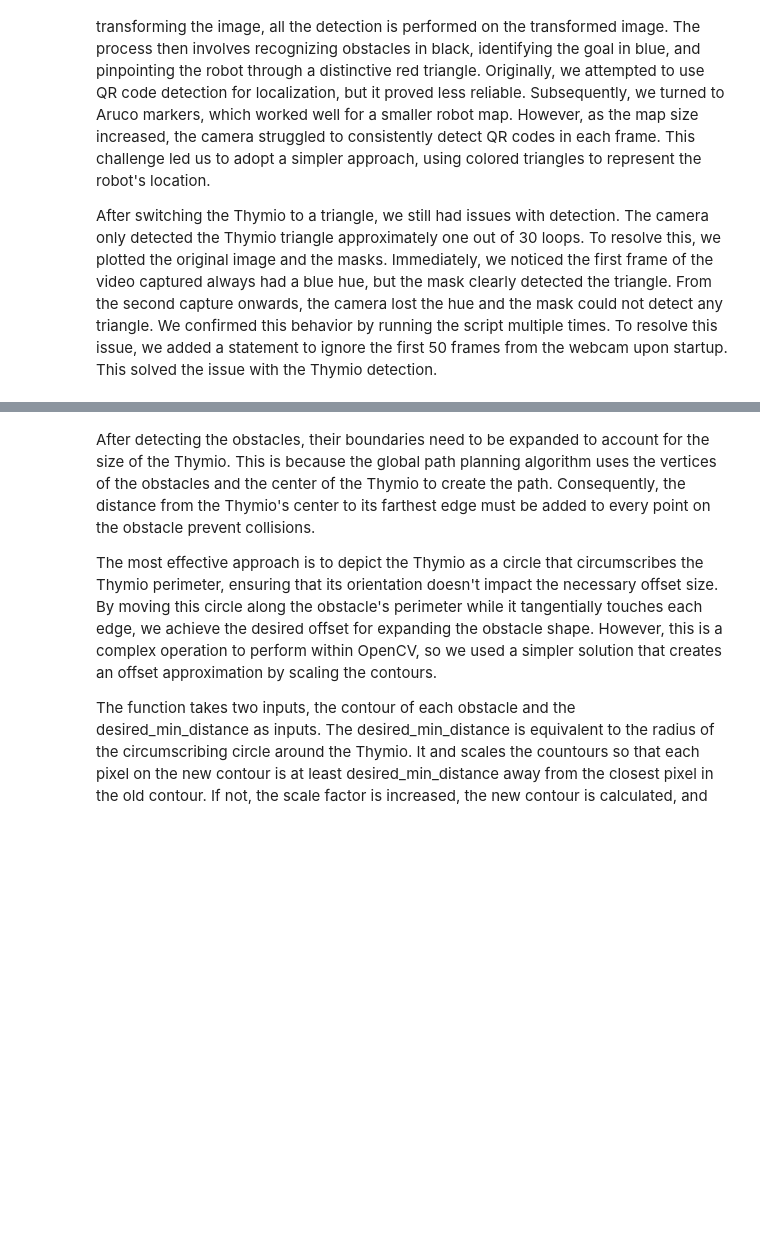
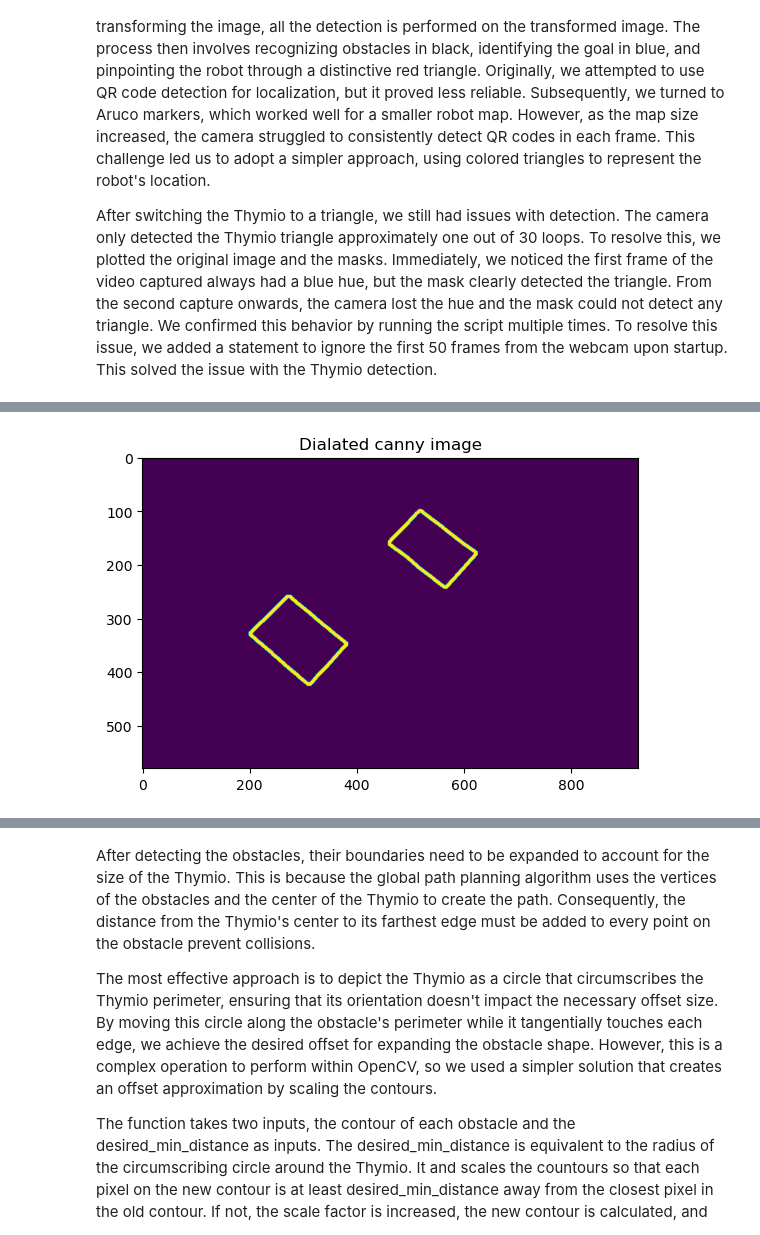
Before and after one commit to Owhenthesaints/Project_Basics_For_Mobile_Robotics, a Jupyter notebook: Group32_report.ipynb, the cells around one changed output, grey strips where cells are left out. Saved outputs shown, nothing was run; the diff lists cells and outputs as text; code cells hidden in the pictures; blank space fills up the shorter version.

```diff
--- a/Group32_report.ipynb
+++ b/Group32_report.ipynb
@@ -33 +196,14 @@ After switching the Thymio to a triangle, we still had issues with detection. Th
+# %%
+lower_threshold = 100
+upper_threshold = 150
+aperture_size = 7
+
+canny_img = cv2.Canny(inverted_image, lower_threshold, upper_threshold, apertureSize=aperture_size, L2gradient=True)
+dilated_edges = cv2.dilate(canny_img, kernel, iterations=1)
+plt.imshow(dilated_edges)
+plt.title("Dialated canny image")
+plt.axis('on')
+plt.show()
+# %% [output]
+[figure, added]
 # %% [markdown]
```
Also changed, not shown: parts of 17 cells of this notebook, 5 other files.
